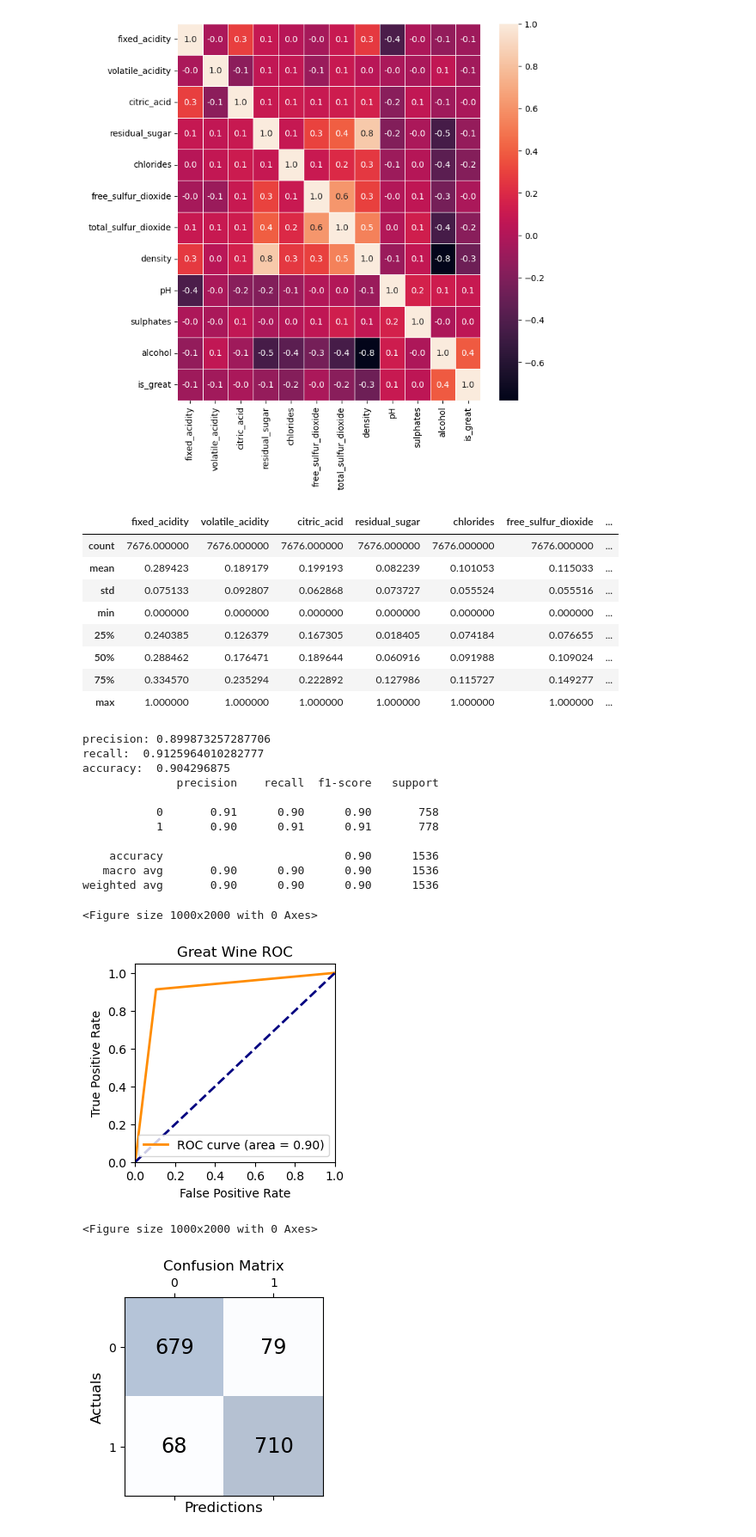
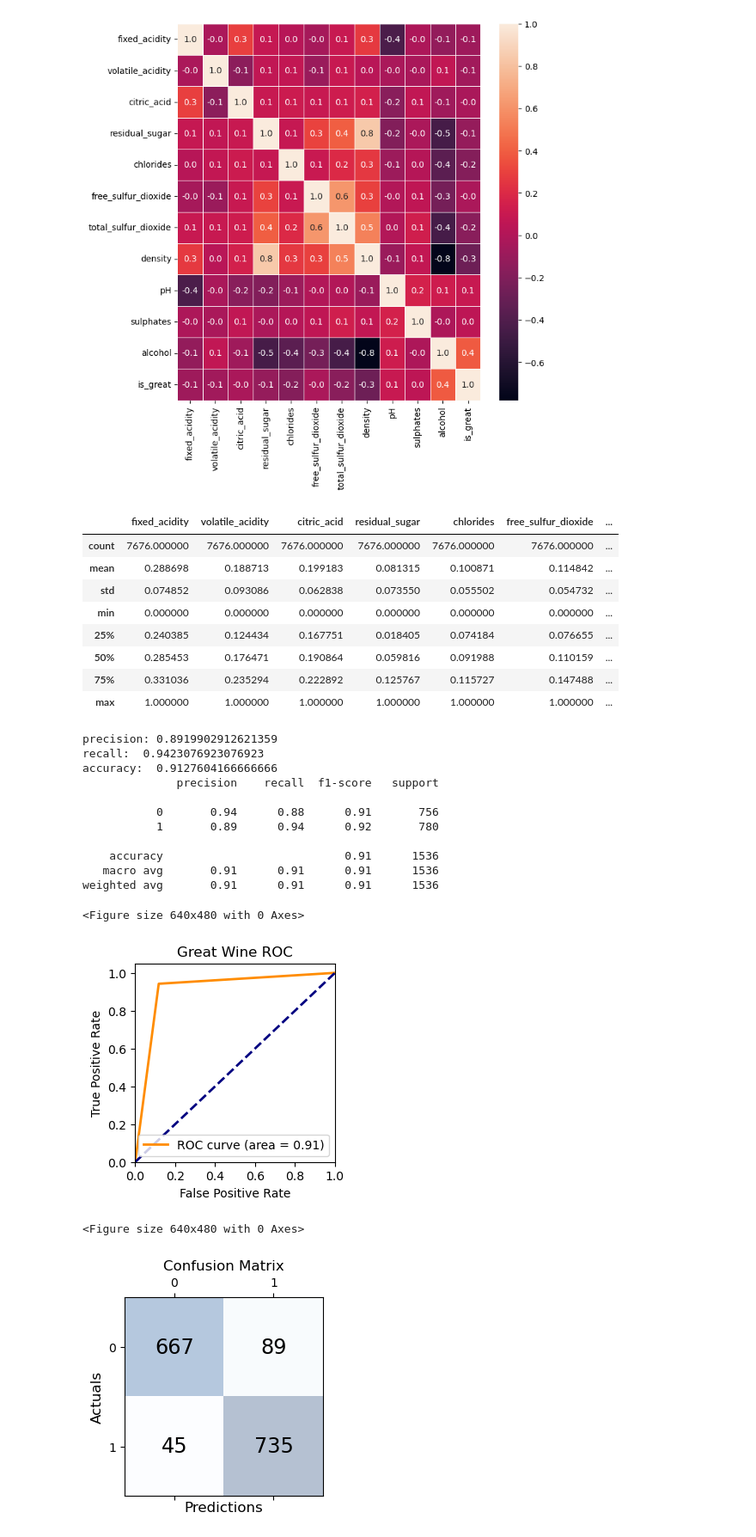
Before and after one commit to mgribov/msds-supervised-learning-final, a Jupyter notebook: Analyzing White Vinho Verde.ipynb, the cells around one changed output. Shown at 86% size. Drawn from its saved outputs; the diff is of its cells as text; code cells hidden in the pictures.

```diff
--- a/Analyzing White Vinho Verde.ipynb
+++ b/Analyzing White Vinho Verde.ipynb
@@ -281,7 +281,7 @@ def plot_conf_mat(conf_matrix):
     plt.xlabel('Predictions', fontsize=12)
     plt.ylabel('Actuals', fontsize=12)
     plt.title('Confusion Matrix', fontsize=12)
-    return plt
+    plt.show()
 
 def plot_roc(roc_auc):
     plt.close()
@@ -297,7 +297,7 @@ def plot_roc(roc_auc):
     plt.ylabel('True Positive Rate')
     plt.title('Great Wine ROC')
     plt.legend(loc="lower right")
-    return plt
+    plt.show()
 
 def run_metrics(test_y, yhat):
     # metrics
@@ -592,11 +569,19 @@ sns.heatmap(corr, annot=True, fmt=".1f", linewidth=.5)
 <Figure size 1000x2000 with 0 Axes>
 [figure]
 # %%
+# todo explain this cell
+
 from sklearn import preprocessing
 from imblearn.over_sampling import SMOTE
+oversample = SMOTE()
 
-oversample = SMOTE()
-features, labels=  oversample.fit_resample(df_raw.drop(["is_great"],axis=1), df_raw["is_great"])
+#df_raw = df.drop(['is_great', 'score'],axis=1)
+#df_raw.describe()
+#features, labels =  oversample.fit_resample(df_raw.drop(["quality"],axis=1), df_raw["quality"])
+
+df_raw = df.drop(['quality', 'score'],axis=1)
+features, labels =  oversample.fit_resample(df_raw.drop(["is_great"],axis=1), df_raw["is_great"])
+
 
 scaler = preprocessing.MinMaxScaler()
 names = features.columns
@@ -607,16 +592,16 @@ scaled_df.describe()
 # %% [output]
 |  | fixed_acidity | volatile_acidity | citric_acid | residual_sugar | chlorides | free_sulfur_dioxide | ... |
 | count | 7676.000000 | 7676.000000 | 7676.000000 | 7676.000000 | 7676.000000 | 7676.000000 | ... |
-| mean | 0.289423 | 0.189179 | 0.199193 | 0.082239 | 0.101053 | 0.115033 | ... |
-| std | 0.075133 | 0.092807 | 0.062868 | 0.073727 | 0.055524 | 0.055516 | ... |
+| mean | 0.288698 | 0.188713 | 0.199183 | 0.081315 | 0.100871 | 0.114842 | ... |
+| std | 0.074852 | 0.093086 | 0.062838 | 0.073550 | 0.055502 | 0.054732 | ... |
 | min | 0.000000 | 0.000000 | 0.000000 | 0.000000 | 0.000000 | 0.000000 | ... |
-| 25% | 0.240385 | 0.126379 | 0.167305 | 0.018405 | 0.074184 | 0.076655 | ... |
-| 50% | 0.288462 | 0.176471 | 0.189644 | 0.060916 | 0.091988 | 0.109024 | ... |
-| 75% | 0.334570 | 0.235294 | 0.222892 | 0.127986 | 0.115727 | 0.149277 | ... |
+| 25% | 0.240385 | 0.124434 | 0.167751 | 0.018405 | 0.074184 | 0.076655 | ... |
+| 50% | 0.285453 | 0.176471 | 0.190864 | 0.059816 | 0.091988 | 0.110159 | ... |
+| 75% | 0.331036 | 0.235294 | 0.222892 | 0.125767 | 0.115727 | 0.147488 | ... |
 | max | 1.000000 | 1.000000 | 1.000000 | 1.000000 | 1.000000 | 1.000000 | ... |
 # %%
 
-
+# todo cross-validation, dont just rely on single split like this
 train_X, test_X, train_y, test_y=train_test_split(scaled_df,labels,train_size=0.8, test_size=0.2)
 
 from sklearn.ensemble import AdaBoostClassifier
@@ -655,46 +640,44 @@ clf = RandomForestClassifier()
 
 #precision: 0.9070385126162018
 #recall:  0.893979057591623
 #accuracy:  0.9016927083333334
 #clf = BaggingClassifier()
 
 #precision: 0.8046116504854369
 #recall:  0.8816489361702128
 #accuracy:  0.8372395833333334
 #clf = GradientBoostingClassifier()
 
 clf.fit(train_X, train_y)
 yhat = clf.predict(test_X)
 
 # metrics
 print('precision:', precision_score(test_y, yhat))
 print('recall: ', recall_score(test_y, yhat))
 print('accuracy: ', accuracy_score(test_y, yhat))
 print(classification_report(test_y, yhat))
 
 # roc
 fpr, tpr, thresholds = roc_curve(test_y, yhat)
 roc_auc = auc(fpr, tpr)
-roc_plot = plot_roc(roc_auc)
-roc_plot.show()
+plot_roc(roc_auc)
 
 # confusion matrix
 conf_matrix = confusion_matrix(test_y, yhat)
-mat = plot_conf_mat(conf_matrix)
-mat.show()
+plot_conf_mat(conf_matrix)
 # %% [output]
-precision: 0.899873257287706
-recall:  0.9125964010282777
-accuracy:  0.904296875
+precision: 0.8919902912621359
+recall:  0.9423076923076923
+accuracy:  0.9127604166666666
               precision    recall  f1-score   support
 
-           0       0.91      0.90      0.90       758
-           1       0.90      0.91      0.91       778
+           0       0.94      0.88      0.91       756
+           1       0.89      0.94      0.92       780
 
-    accuracy                           0.90      1536
-   macro avg       0.90      0.90      0.90      1536
-weighted avg       0.90      0.90      0.90      1536
+    accuracy                           0.91      1536
+   macro avg       0.91      0.91      0.91      1536
+weighted avg       0.91      0.91      0.91      1536
-<Figure size 1000x2000 with 0 Axes>
+<Figure size 640x480 with 0 Axes>
-[figure, old version]
+[figure, new version]
-<Figure size 1000x2000 with 0 Axes>
+<Figure size 640x480 with 0 Axes>
-[figure, old version]
+[figure, new version]
```
Also changed, not shown: parts of 13 cells of this notebook, 1 other file.
